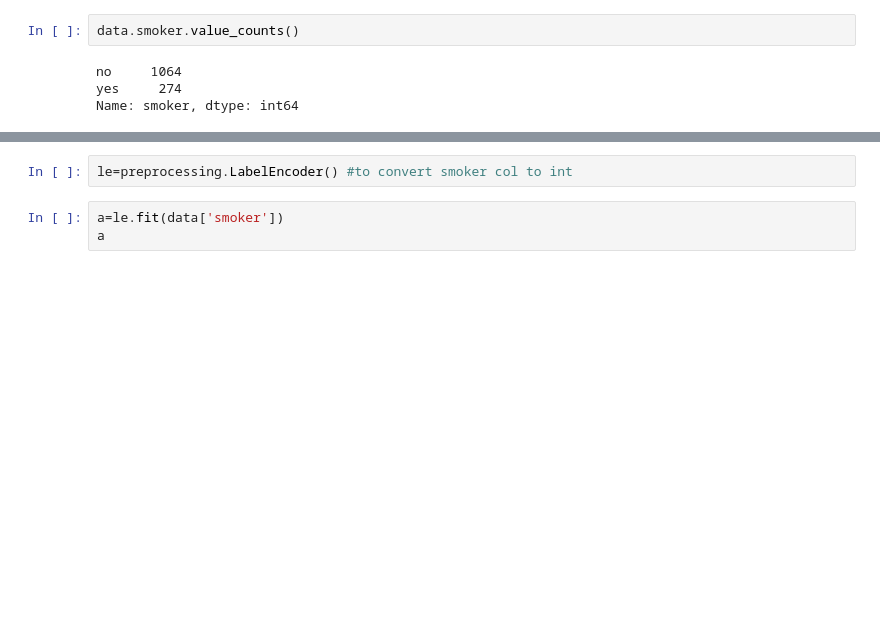
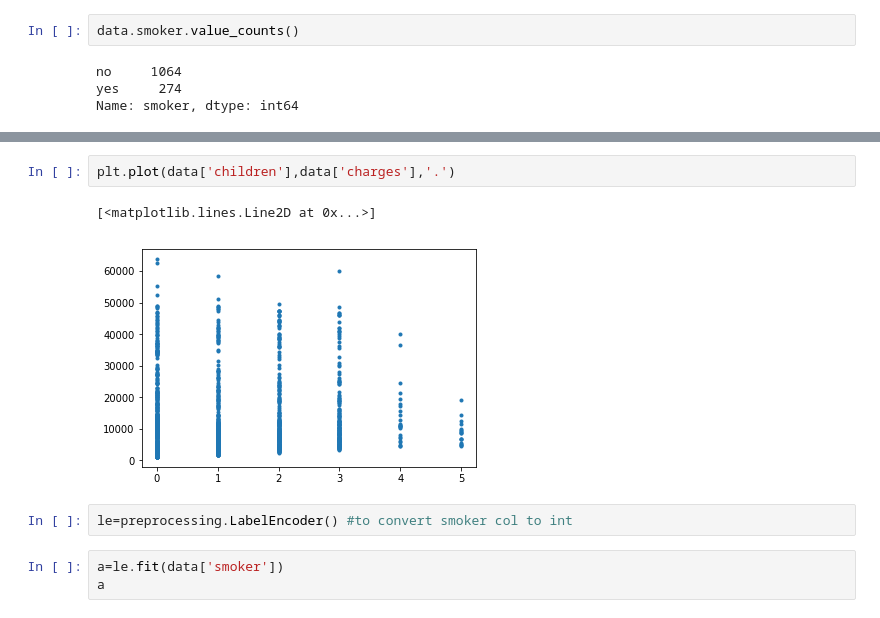
Before and after one commit to nishasridhar98/Insurance-Forecast, a Jupyter notebook: Linear Regression-Insurance Dataset.ipynb, the cells around one changed output, grey strips where cells are left out. Drawn from its saved outputs; the diff is of its cells as text; blank space fills up the shorter version.

```diff
--- a/Linear Regression-Insurance Dataset.ipynb
+++ b/Linear Regression-Insurance Dataset.ipynb
@@ -39,3 +82,8 @@ Name: smoker, dtype: int64
+# %%
+plt.plot(data['children'],data['charges'],'.')
+# %% [output]
+[<matplotlib.lines.Line2D at 0x...>]
+[figure, added]
 # %%
 le=preprocessing.LabelEncoder() #to convert smoker col to int
 # %%
```
Also changed, not shown: parts of 11 cells of this notebook.
